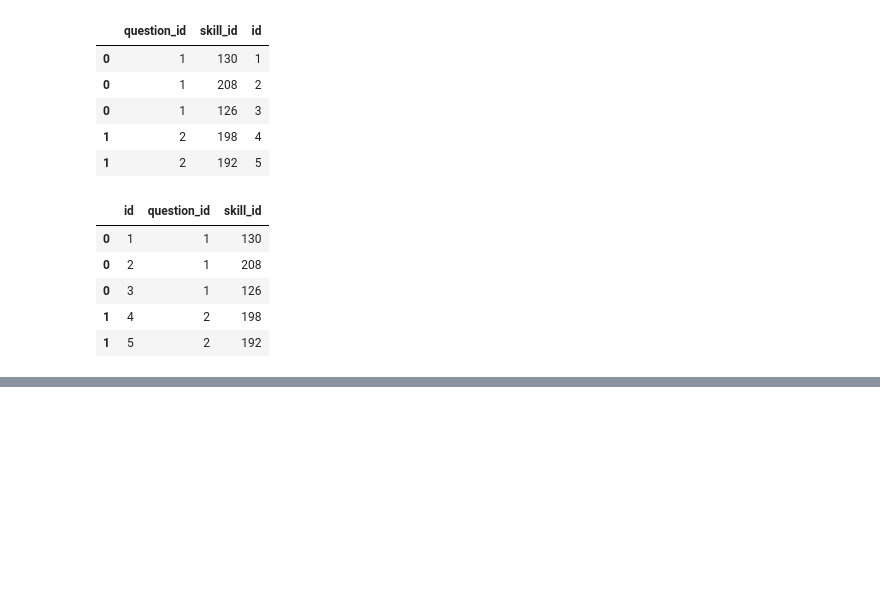
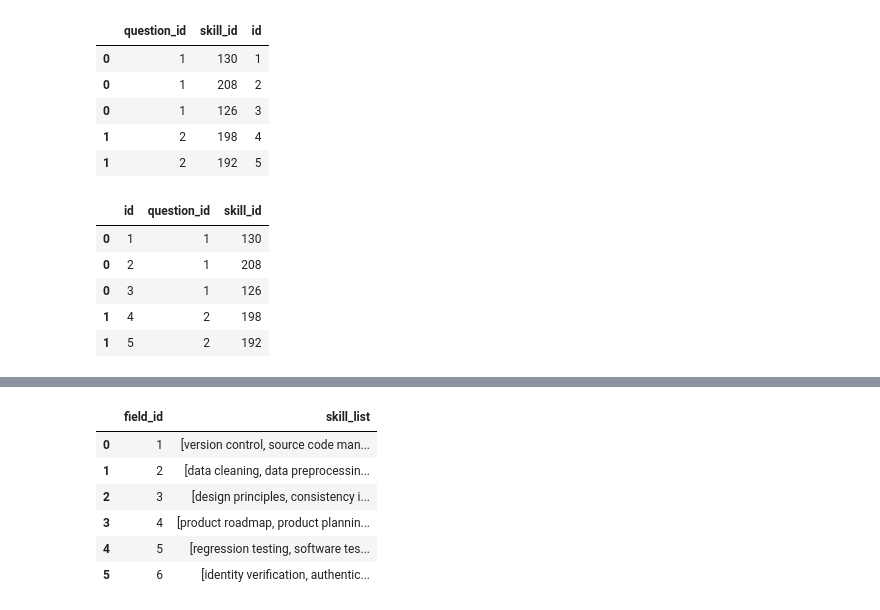
Before and after one commit to ron-ligsay/course-u, a Jupyter notebook: course_u/src/notebooks/test_skills.ipynb, the cells around one changed output, grey strips where cells are left out. Cells and saved outputs as stored; diff of their text form; code cells hidden in the pictures; blank space fills up the shorter version.

```diff
--- a/course_u/src/notebooks/test_skills.ipynb
+++ b/course_u/src/notebooks/test_skills.ipynb
@@ -432,0 +472,14 @@ df.to_csv('../../static/csv/assessment_test_skills.csv', index=False)
+# %%
+# Assuming df is your DataFrame
+test['skill_list'] = test['skills_list'].apply(lambda x: eval(x) if isinstance(x, str) else x)
+grouped_test = test.groupby('field_id')['skill_list'].agg(sum).reset_index()
+# %%
+grouped_test
+# %% [output]
+|  | field_id | skill_list |
+| 0 | 1 | [version control, source code man... |
+| 1 | 2 | [data cleaning, data preprocessin... |
+| 2 | 3 | [design principles, consistency i... |
+| 3 | 4 | [product roadmap, product plannin... |
+| 4 | 5 | [regression testing, software tes... |
+| 5 | 6 | [identity verification, authentic... |
```
Also changed, not shown: parts of 31 cells of this notebook.
